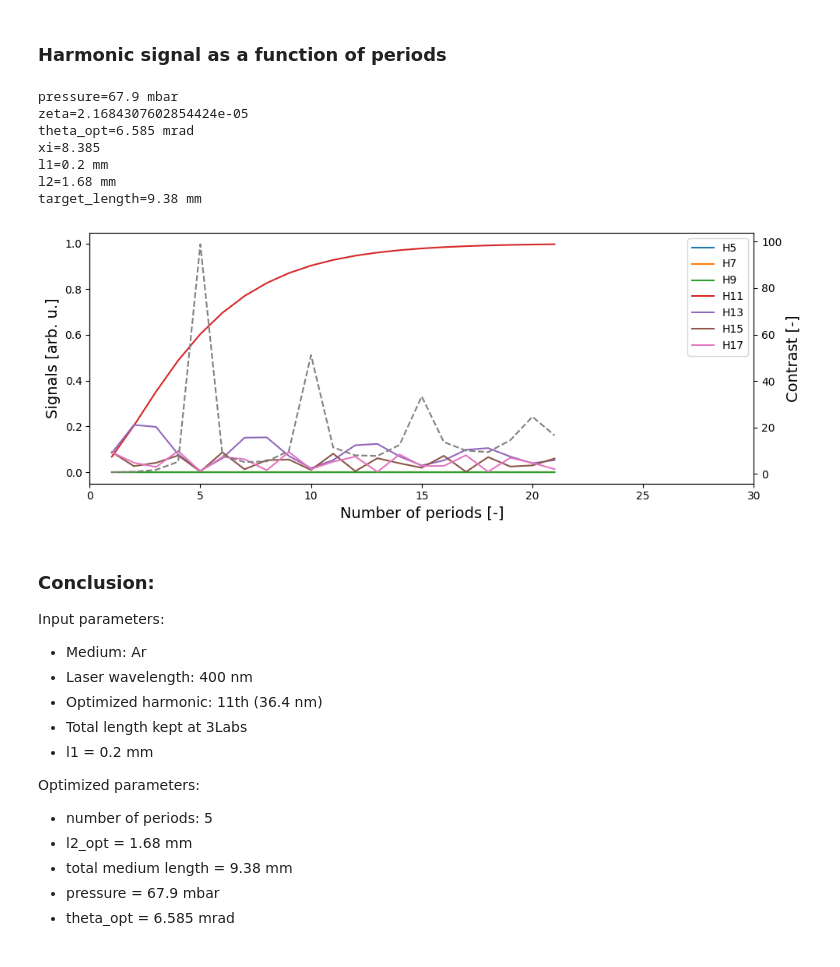
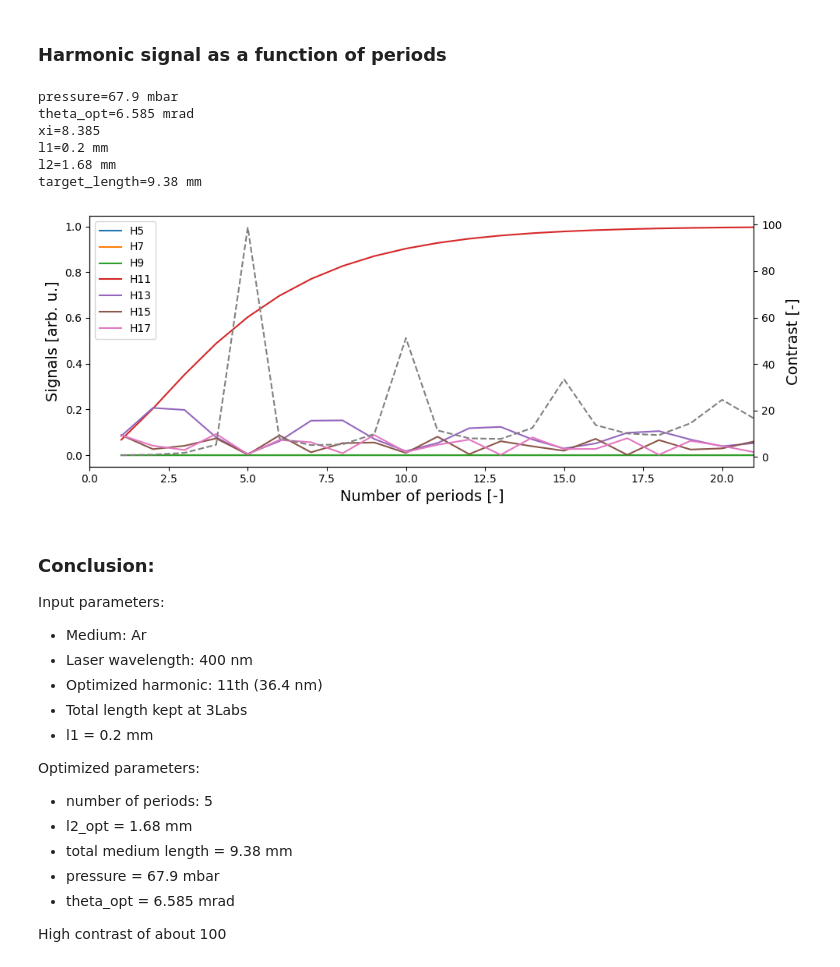
Before and after one commit to janolsan/Monochromatic-HHG-with-BG-beams, a Jupyter notebook: H11_in_Ar_400nm.ipynb, the cells around one changed output. Drawn from its saved outputs; the diff is of its cells as text; code cells hidden in the pictures.

```diff
--- a/H11_in_Ar_400nm.ipynb
+++ b/H11_in_Ar_400nm.ipynb
@@ -129,36 +129,35 @@ ax1.set_xlabel("Number of periods [-]", fontsize=14)
 ax1.set_ylabel("Signals [arb. u.]", fontsize=14)
 for k1 in range(len(H_interest)):
     ax1.plot(M_grid, signal_list[k1]/sig_norm, label= r"H"+str(H_interest[k1]))
 
 plt.legend()
 
 ax2 = ax1.twinx()
 ax2.set_ylabel("Contrast [-]", fontsize=14)
 #ax2.semilogy(M_grid,
 #             XUV_sig.monochrom_function(H_interest, signal_list, H_opt,
 #            H_compare, metric='max'),
 #            linestyle = '--', color = 'grey', label = 'contrast')
 
 ax2.plot(M_grid,
             XUV_sig.monochrom_function(H_interest, signal_list, H_opt,
             H_compare, metric='max'),
             linestyle = '--', color = 'grey', label = 'contrast')
 
-plt.xlim(0,30)
+plt.xlim(0,21)
 
 #ax.set_title("Reference case")
 
 plt.tight_layout()
 plt.show()
 # %% [output]
 pressure=67.9 mbar
-zeta=2.1684307602854424e-05
 theta_opt=6.585 mrad
 xi=8.385
 l1=0.2 mm
 l2=1.68 mm
 target_length=9.38 mm
-[figure, old version]
+[figure, new version]
 # %% [markdown]
 ### Conclusion:
 
@@ -175,3 +174,5 @@ Optimized parameters:
 * total medium length = 9.38 mm
 * pressure = 67.9 mbar
 * theta_opt = 6.585 mrad
+
+High contrast of about 100
```
